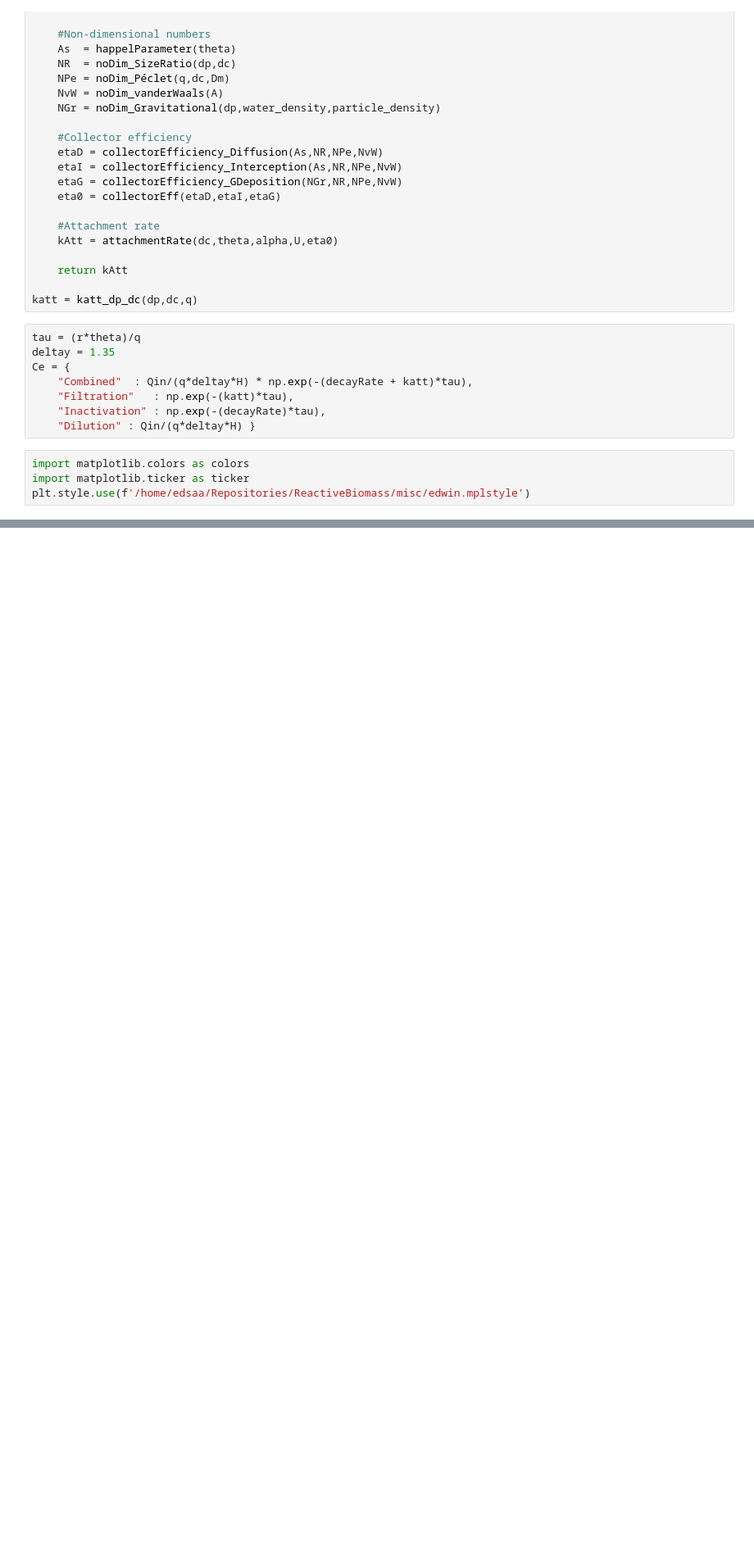
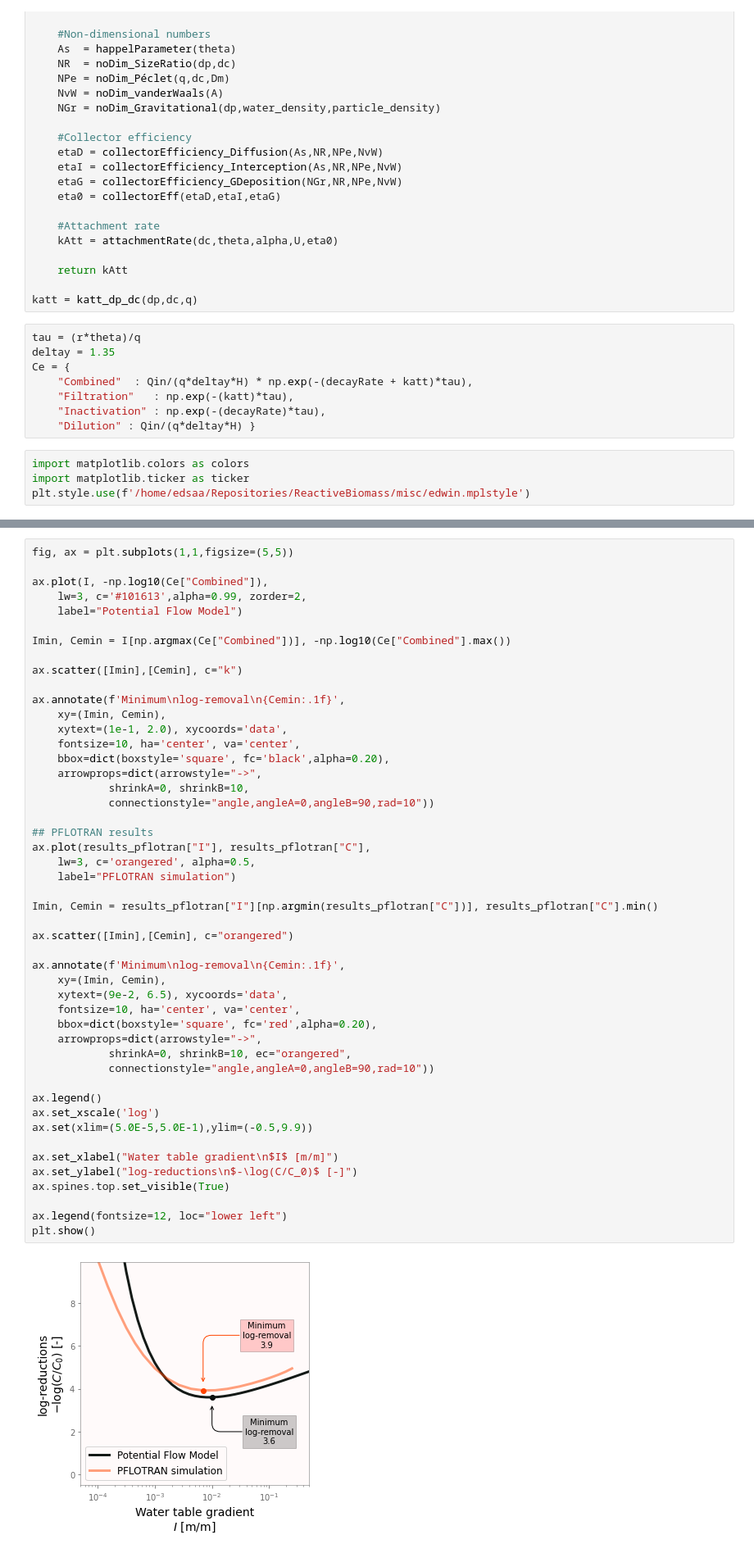
Before and after one commit to edsaac/bioparticle, a Jupyter notebook: notebooks/Concepts/Dec2022Review/PotentialFlow.ipynb, the cells around one changed output, grey strips where cells are left out. Shown at 82% size. Drawn from its saved outputs; the diff is of its cells as text; blank space fills up the shorter version.

```diff
--- a/notebooks/Concepts/Dec2022Review/PotentialFlow.ipynb
+++ b/notebooks/Concepts/Dec2022Review/PotentialFlow.ipynb
@@ -217,0 +221,50 @@ plt.show()
+# %%
+fig, ax = plt.subplots(1,1,figsize=(5,5))
+
+ax.plot(I, -np.log10(Ce["Combined"]),
+    lw=3, c='#101613',alpha=0.99, zorder=2,
+    label="Potential Flow Model")
+
+Imin, Cemin = I[np.argmax(Ce["Combined"])], -np.log10(Ce["Combined"].max())
+
+ax.scatter([Imin],[Cemin], c="k")
+
+ax.annotate(f'Minimum\nlog-removal\n{Cemin:.1f}',
+    xy=(Imin, Cemin),
+    xytext=(1e-1, 2.0), xycoords='data',
+    fontsize=10, ha='center', va='center',
+    bbox=dict(boxstyle='square', fc='black',alpha=0.20),
+    arrowprops=dict(arrowstyle="->",
+            shrinkA=0, shrinkB=10,
+            connectionstyle="angle,angleA=0,angleB=90,rad=10"))
+
+## PFLOTRAN results
+ax.plot(results_pflotran["I"], results_pflotran["C"],
+    lw=3, c='orangered', alpha=0.5,
+    label="PFLOTRAN simulation")
+
+Imin, Cemin = results_pflotran["I"][np.argmin(results_pflotran["C"])], results_pflotran["C"].min()
+
+ax.scatter([Imin],[Cemin], c="orangered")
+
+ax.annotate(f'Minimum\nlog-removal\n{Cemin:.1f}',
+    xy=(Imin, Cemin),
+    xytext=(9e-2, 6.5), xycoords='data',
+    fontsize=10, ha='center', va='center',
+    bbox=dict(boxstyle='square', fc='red',alpha=0.20),
+    arrowprops=dict(arrowstyle="->",
+            shrinkA=0, shrinkB=10, ec="orangered",
+            connectionstyle="angle,angleA=0,angleB=90,rad=10"))
+
+ax.legend()
+ax.set_xscale('log')
+ax.set(xlim=(5.0E-5,5.0E-1),ylim=(-0.5,9.9))
+
+ax.set_xlabel("Water table gradient\n$I$ [m/m]")
+ax.set_ylabel("log-reductions\n$-\log(C/C_0)$ [-]")
+ax.spines.top.set_visible(True)
+
+ax.legend(fontsize=12, loc="lower left")
+plt.show()
+# %% [output]
+[figure, added]
```
Also changed, not shown: parts of 5 cells of this notebook, 16 other files.
